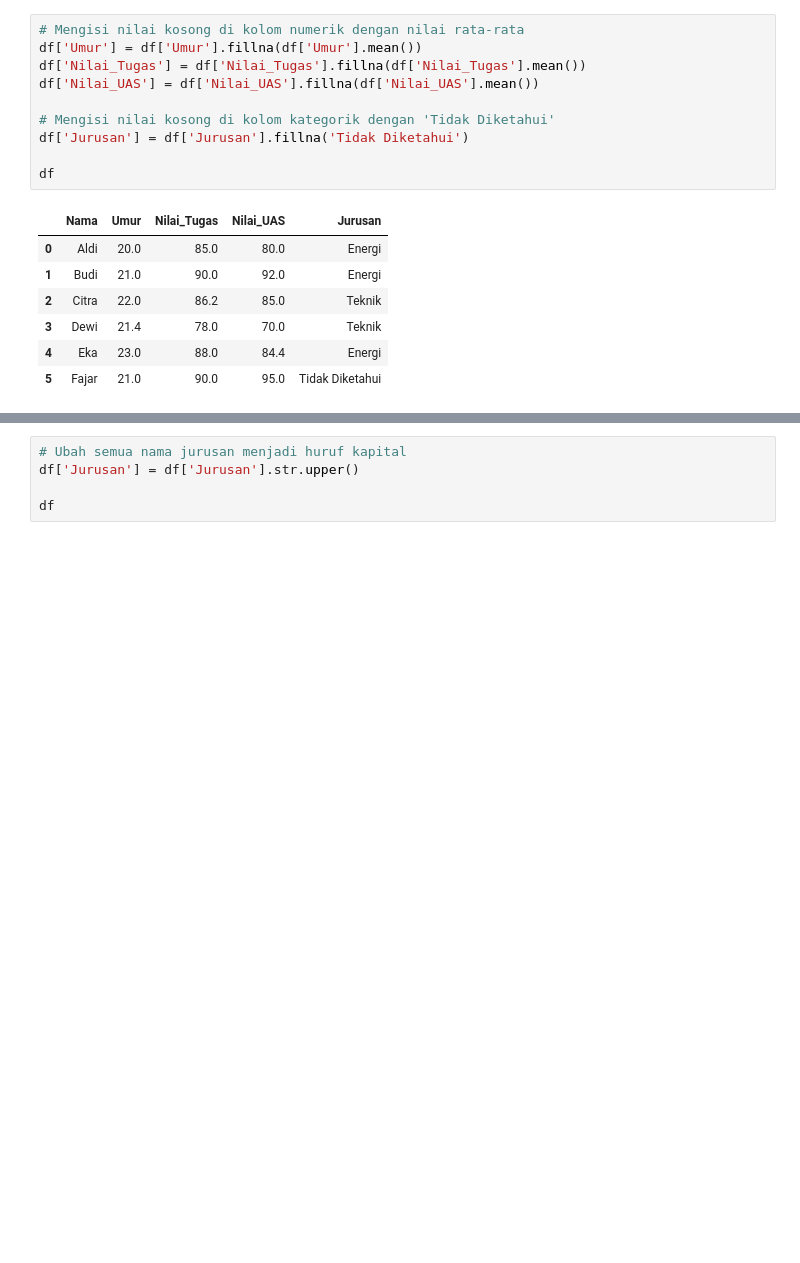
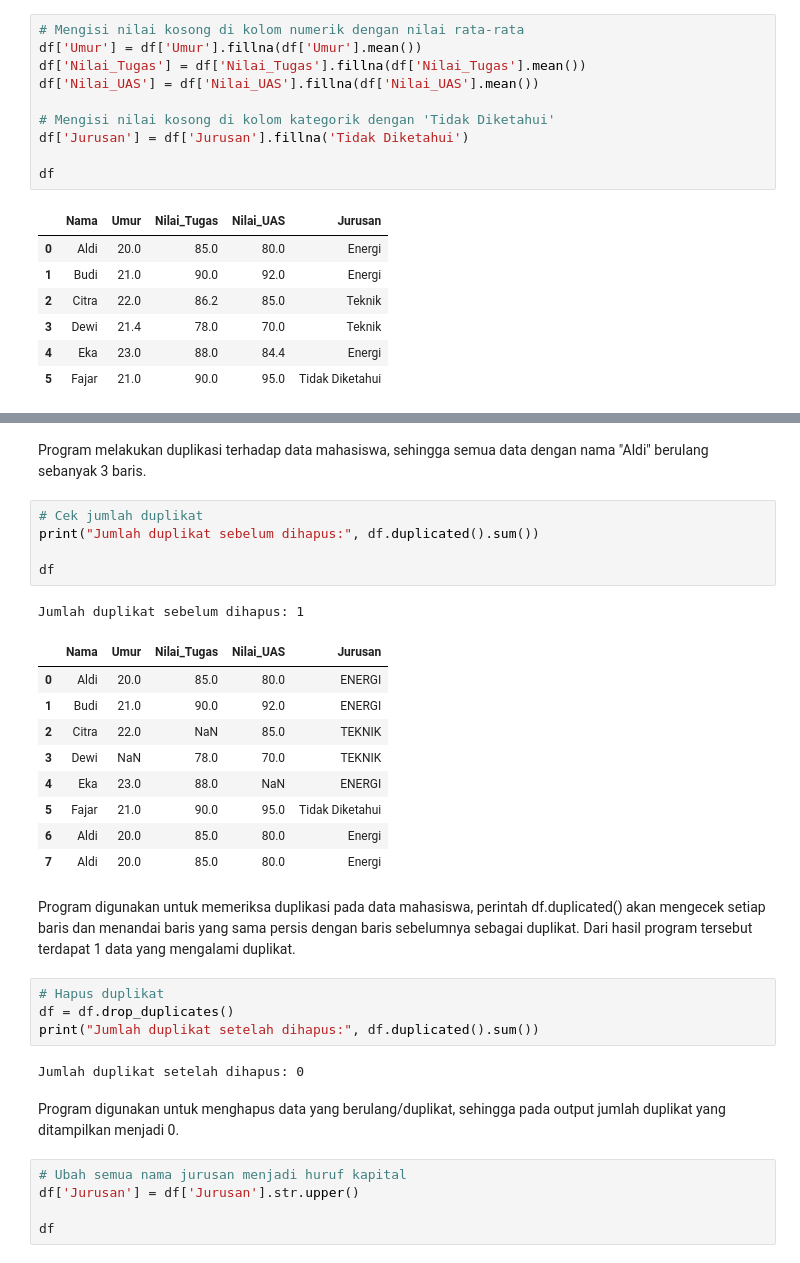
Before and after one commit to TantriSeptiana/Pemerograman-Dasar, a Jupyter notebook: Praktikum_08.ipynb, the cells around one changed output, grey strips where cells are left out. Saved outputs shown, nothing was run; the diff lists cells and outputs as text; blank space fills up the shorter version.

```diff
--- a/Praktikum_08.ipynb
+++ b/Praktikum_08.ipynb
@@ -98,3 +115,31 @@ Jumlah duplikat setelah dihapus: 0
+# %% [markdown]
+Program melakukan duplikasi terhadap data mahasiswa, sehingga semua data dengan nama "Aldi" berulang sebanyak 3 baris.
+# %%
+# Cek jumlah duplikat
+print("Jumlah duplikat sebelum dihapus:", df.duplicated().sum())
+
+df
+# %% [output]
+Jumlah duplikat sebelum dihapus: 1
+|  | Nama | Umur | Nilai_Tugas | Nilai_UAS | Jurusan |
+| 0 | Aldi | 20.0 | 85.0 | 80.0 | ENERGI |
+| 1 | Budi | 21.0 | 90.0 | 92.0 | ENERGI |
+| 2 | Citra | 22.0 | NaN | 85.0 | TEKNIK |
+| 3 | Dewi | NaN | 78.0 | 70.0 | TEKNIK |
+| 4 | Eka | 23.0 | 88.0 | NaN | ENERGI |
+| 5 | Fajar | 21.0 | 90.0 | 95.0 | Tidak Diketahui |
+| 6 | Aldi | 20.0 | 85.0 | 80.0 | Energi |
+| 7 | Aldi | 20.0 | 85.0 | 80.0 | Energi |
+# %% [markdown]
+Program digunakan untuk memeriksa duplikasi pada data mahasiswa, perintah df.duplicated() akan mengecek setiap baris dan menandai baris yang sama persis dengan baris sebelumnya sebagai duplikat. Dari hasil program tersebut terdapat 1 data yang mengalami duplikat.
+# %%
+# Hapus duplikat
+df = df.drop_duplicates()
+print("Jumlah duplikat setelah dihapus:", df.duplicated().sum())
+# %% [output]
+Jumlah duplikat setelah dihapus: 0
+# %% [markdown]
+Program digunakan untuk menghapus data yang berulang/duplikat, sehingga pada output jumlah duplikat yang ditampilkan menjadi 0.
 # %%
 # Ubah semua nama jurusan menjadi huruf kapital
 df['Jurusan'] = df['Jurusan'].str.upper()
```
Also changed, not shown: parts of 8 cells of this notebook.
